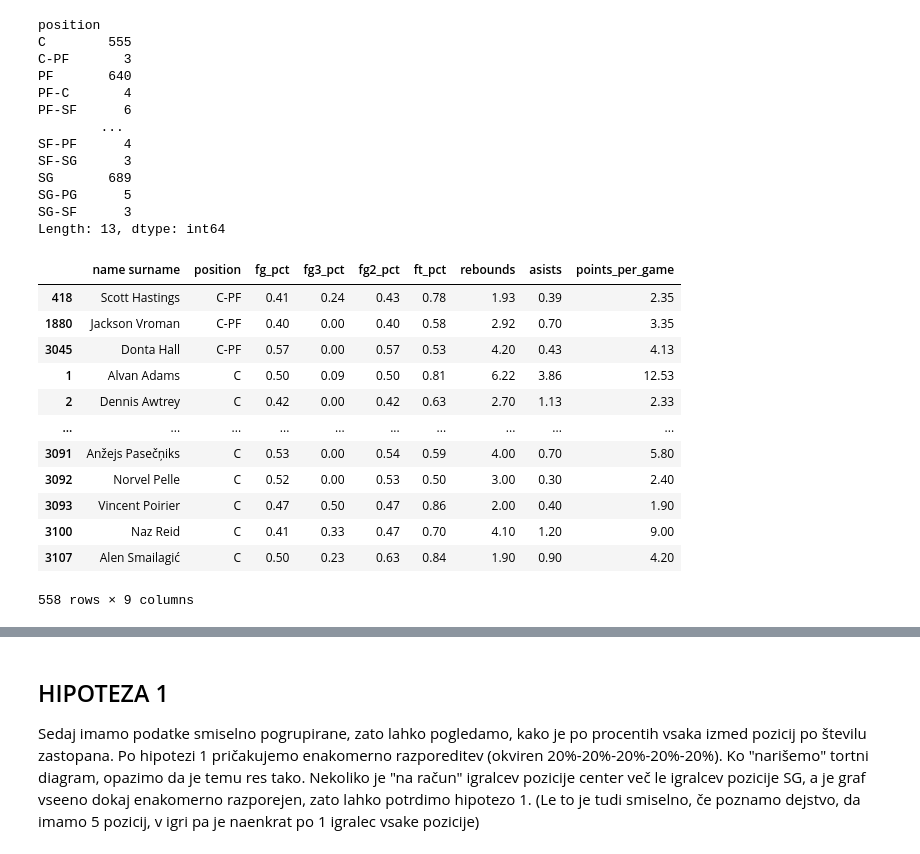
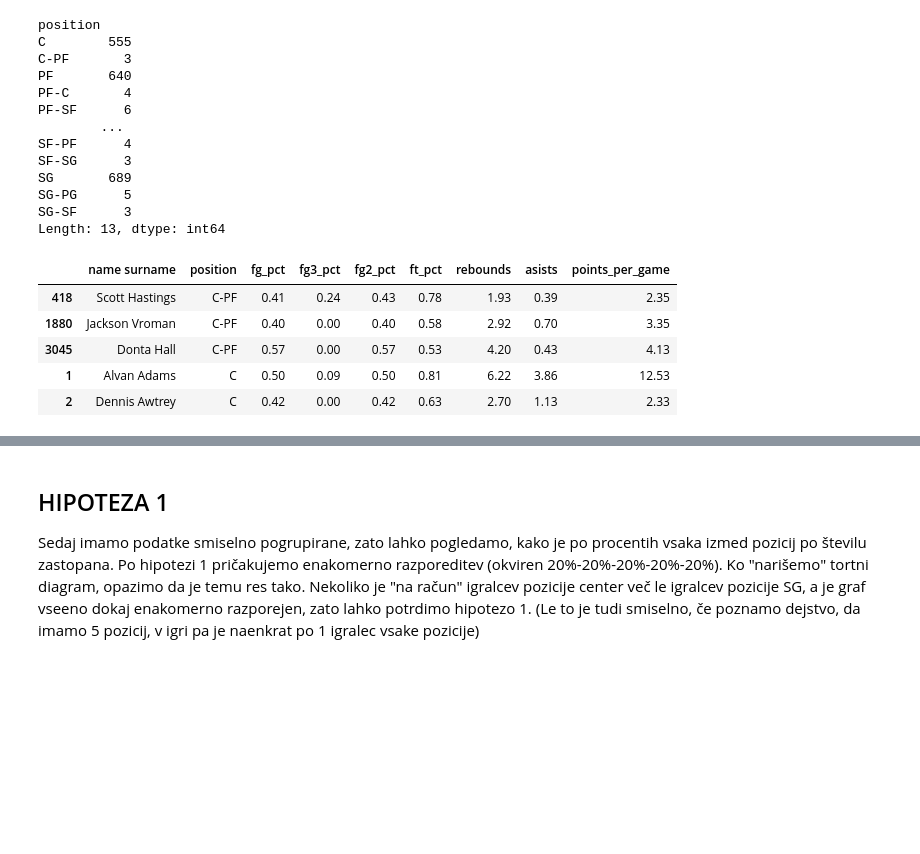
Before and after one commit to matej23/obdelava-podatkov, a Jupyter notebook: analiza.ipynb, the cells around one changed output, grey strips where cells are left out. Saved outputs shown, nothing was run; the diff lists cells and outputs as text; code cells hidden in the pictures; blank space fills up the shorter version.

```diff
--- a/analiza.ipynb
+++ b/analiza.ipynb
@@ -65,21 +65,14 @@ cisti_centri = position_group.get_group("C")
 prehodni_centri = position_group.get_group("C-PF")
 # %%
 centri = pd.concat([prehodni_centri, cisti_centri])
-centri
+centri.head(5)
 # %% [output]
 |  | name surname | position | fg_pct | fg3_pct | fg2_pct | ft_pct | rebounds | asists | points_per_game |
 | 418 | Scott Hastings | C-PF | 0.41 | 0.24 | 0.43 | 0.78 | 1.93 | 0.39 | 2.35 |
 | 1880 | Jackson Vroman | C-PF | 0.40 | 0.00 | 0.40 | 0.58 | 2.92 | 0.70 | 3.35 |
 | 3045 | Donta Hall | C-PF | 0.57 | 0.00 | 0.57 | 0.53 | 4.20 | 0.43 | 4.13 |
 | 1 | Alvan Adams | C | 0.50 | 0.09 | 0.50 | 0.81 | 6.22 | 3.86 | 12.53 |
 | 2 | Dennis Awtrey | C | 0.42 | 0.00 | 0.42 | 0.63 | 2.70 | 1.13 | 2.33 |
-| ... | ... | ... | ... | ... | ... | ... | ... | ... | ... |
-| 3091 | Anžejs Pasečņiks | C | 0.53 | 0.00 | 0.54 | 0.59 | 4.00 | 0.70 | 5.80 |
-| 3092 | Norvel Pelle | C | 0.52 | 0.00 | 0.53 | 0.50 | 3.00 | 0.30 | 2.40 |
-| 3093 | Vincent Poirier | C | 0.47 | 0.50 | 0.47 | 0.86 | 2.00 | 0.40 | 1.90 |
-| 3100 | Naz Reid | C | 0.41 | 0.33 | 0.47 | 0.70 | 4.10 | 1.20 | 9.00 |
-| 3107 | Alen Smailagić | C | 0.50 | 0.23 | 0.63 | 0.84 | 1.90 | 0.90 | 4.20 |
-558 rows × 9 columns
 # %%
 cisti_pf = position_group.get_group("PF")
 prehodni_pf_1 = position_group.get_group("PF-C")
```
Also changed, not shown: parts of 5 cells of this notebook.
